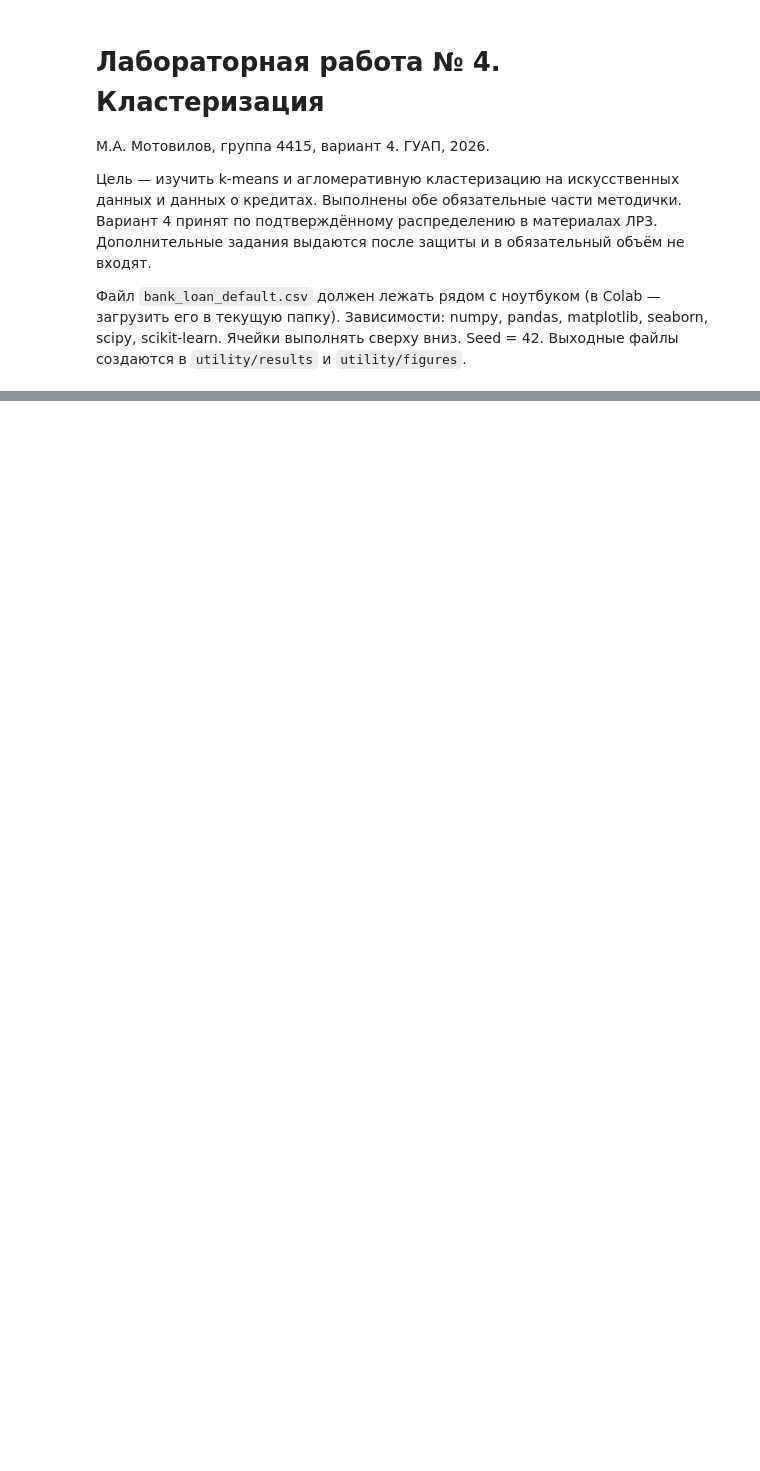
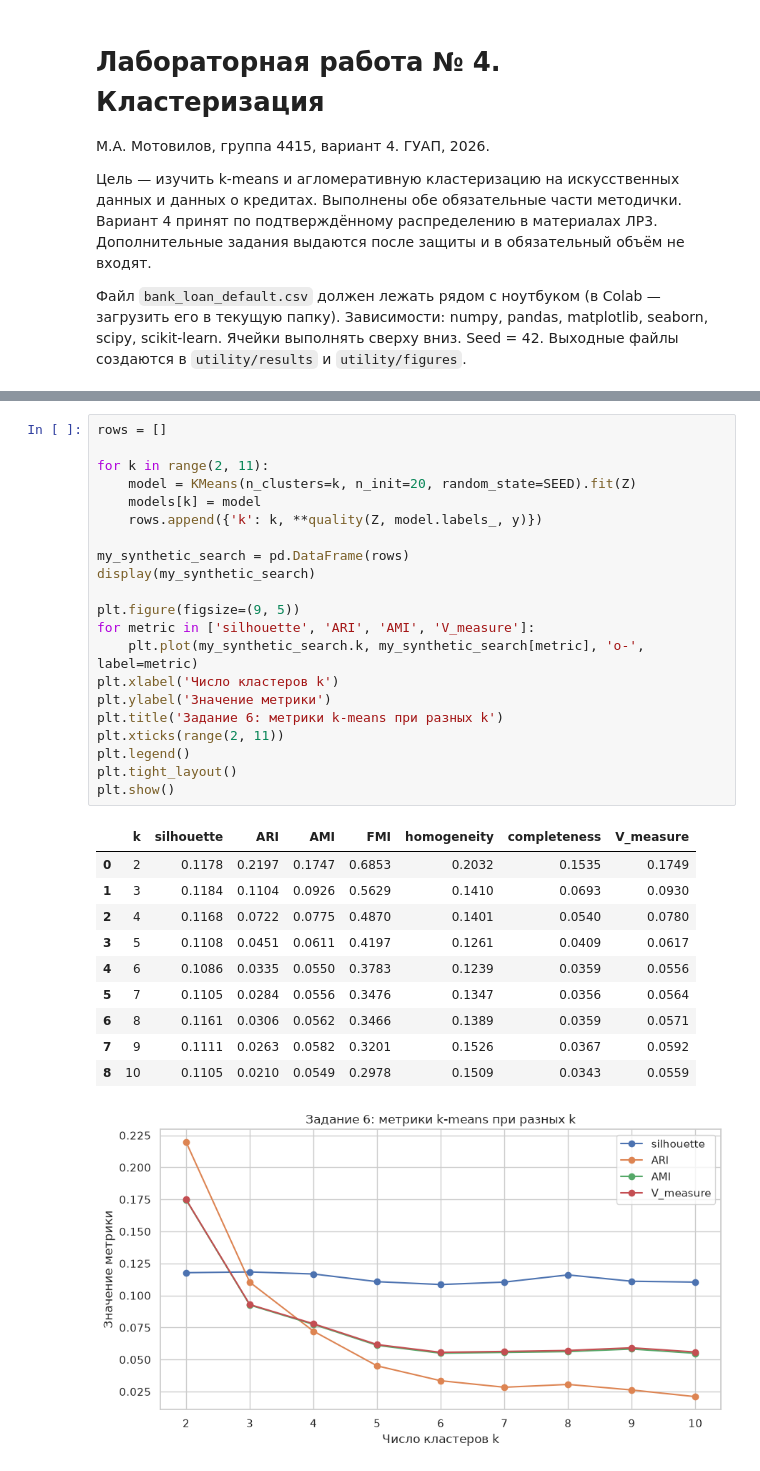
Before and after one commit to MMLive79/ida-laba-4, a Jupyter notebook: ЛР4_Вариант4.ipynb, the cells around one changed output, grey strips where cells are left out. Drawn from its saved outputs; the diff is of its cells as text; blank space fills up the shorter version.

Commit message:
Добавить пояснения к заданию 6, задание 7 и материалы ЛР4

```diff
--- a/ЛР4_Вариант4.ipynb
+++ b/ЛР4_Вариант4.ipynb
@@ -593,0 +589,33 @@ ARI с известным Default: k-means = 0.1104, Ward = 0.1590. Число
+# %%
+rows = []
+
+for k in range(2, 11):
+    model = KMeans(n_clusters=k, n_init=20, random_state=SEED).fit(Z)
+    models[k] = model
+    rows.append({'k': k, **quality(Z, model.labels_, y)})
+
+my_synthetic_search = pd.DataFrame(rows)
+display(my_synthetic_search)
+
+plt.figure(figsize=(9, 5))
+for metric in ['silhouette', 'ARI', 'AMI', 'V_measure']:
+    plt.plot(my_synthetic_search.k, my_synthetic_search[metric], 'o-', label=metric)
+plt.xlabel('Число кластеров k')
+plt.ylabel('Значение метрики')
+plt.title('Задание 6: метрики k-means при разных k')
+plt.xticks(range(2, 11))
+plt.legend()
+plt.tight_layout()
+plt.show()
+# %% [output]
+|  | k | silhouette | ARI | AMI | FMI | homogeneity | completeness | V_measure |
+| 0 | 2 | 0.1178 | 0.2197 | 0.1747 | 0.6853 | 0.2032 | 0.1535 | 0.1749 |
+| 1 | 3 | 0.1184 | 0.1104 | 0.0926 | 0.5629 | 0.1410 | 0.0693 | 0.0930 |
+| 2 | 4 | 0.1168 | 0.0722 | 0.0775 | 0.4870 | 0.1401 | 0.0540 | 0.0780 |
+| 3 | 5 | 0.1108 | 0.0451 | 0.0611 | 0.4197 | 0.1261 | 0.0409 | 0.0617 |
+| 4 | 6 | 0.1086 | 0.0335 | 0.0550 | 0.3783 | 0.1239 | 0.0359 | 0.0556 |
+| 5 | 7 | 0.1105 | 0.0284 | 0.0556 | 0.3476 | 0.1347 | 0.0356 | 0.0564 |
+| 6 | 8 | 0.1161 | 0.0306 | 0.0562 | 0.3466 | 0.1389 | 0.0359 | 0.0571 |
+| 7 | 9 | 0.1111 | 0.0263 | 0.0582 | 0.3201 | 0.1526 | 0.0367 | 0.0592 |
+| 8 | 10 | 0.1105 | 0.0210 | 0.0549 | 0.2978 | 0.1509 | 0.0343 | 0.0559 |
+[figure, added]
```
Also changed, not shown: parts of 46 cells of this notebook, 18 other files.
